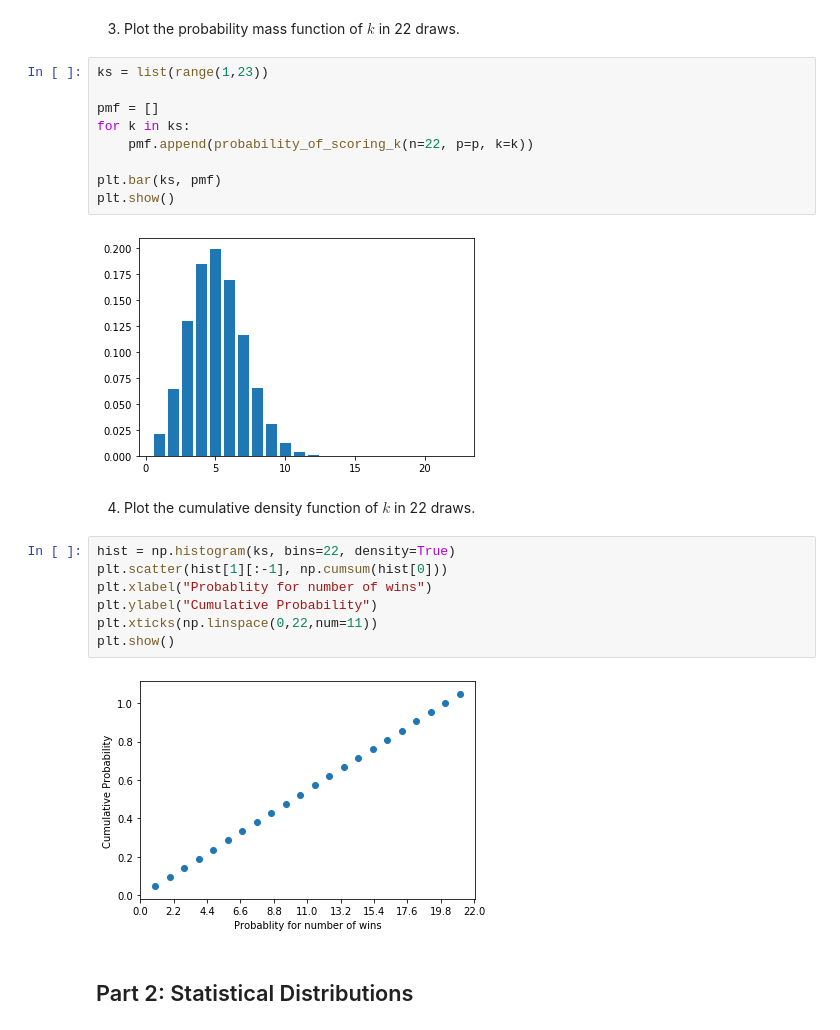
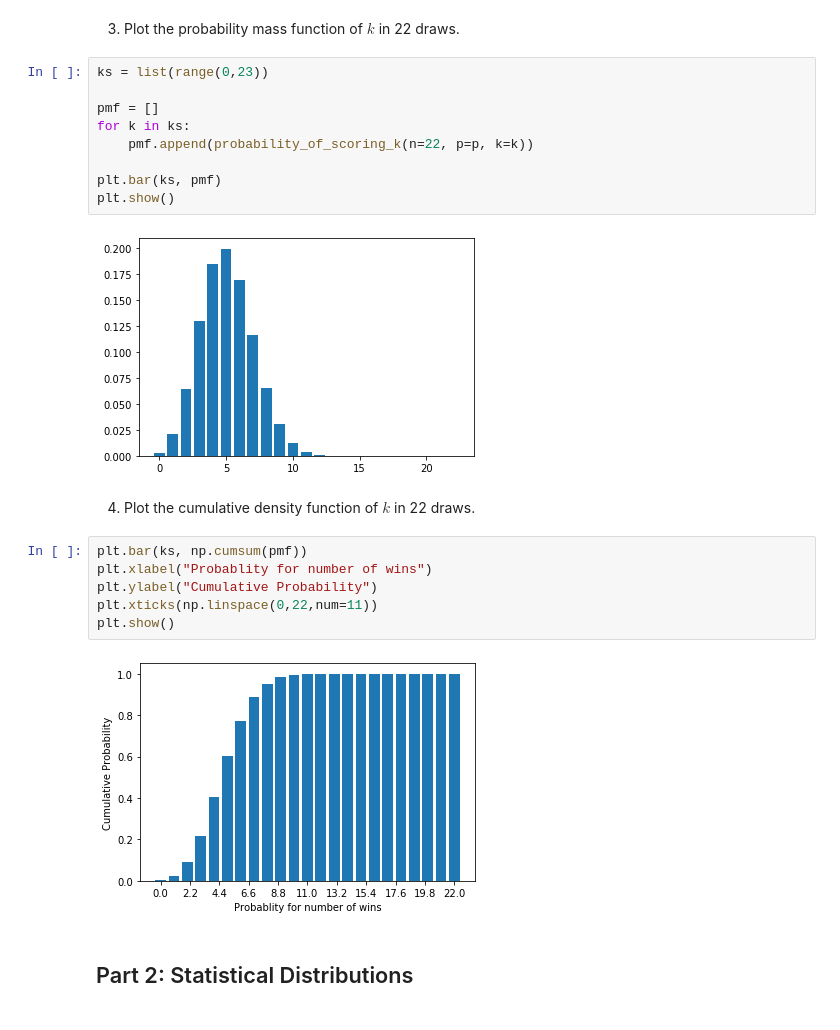
Before and after one commit to learn-co-students/module-3-assessment-nyc-ds-071519-assessment-1565960687, a Jupyter notebook: index.ipynb, the cells around one changed output. Saved outputs shown, nothing was run; the diff lists cells and outputs as text.

```diff
--- a/index.ipynb
+++ b/index.ipynb
@@ -109,7 +109,7 @@ ans2 = probability_of_scoring_k(n=22, p=p, k=8)
 # %% [markdown]
 3. Plot the probability mass function of $k$ in 22 draws.
 # %%
-ks = list(range(1,23))
+ks = list(range(0,23))
 
 pmf = []
 for k in ks:
@@ -118,18 +118,17 @@ for k in ks:
 plt.bar(ks, pmf)
 plt.show()
 # %% [output]
-[figure, old version]
+[figure, new version]
 # %% [markdown]
 4. Plot the cumulative density function of $k$ in 22 draws.
 # %%
-hist = np.histogram(ks, bins=22, density=True)
-plt.scatter(hist[1][:-1], np.cumsum(hist[0]))
+plt.bar(ks, np.cumsum(pmf))
 plt.xlabel("Probablity for number of wins")
 plt.ylabel("Cumulative Probability")
 plt.xticks(np.linspace(0,22,num=11))
 plt.show()
 # %% [output]
-[figure, old version]
+[figure, new version]
 # %% [markdown]
 ## Part 2: Statistical Distributions
 # %% [markdown]
```
Also changed, not shown: parts of 3 cells of this notebook.
